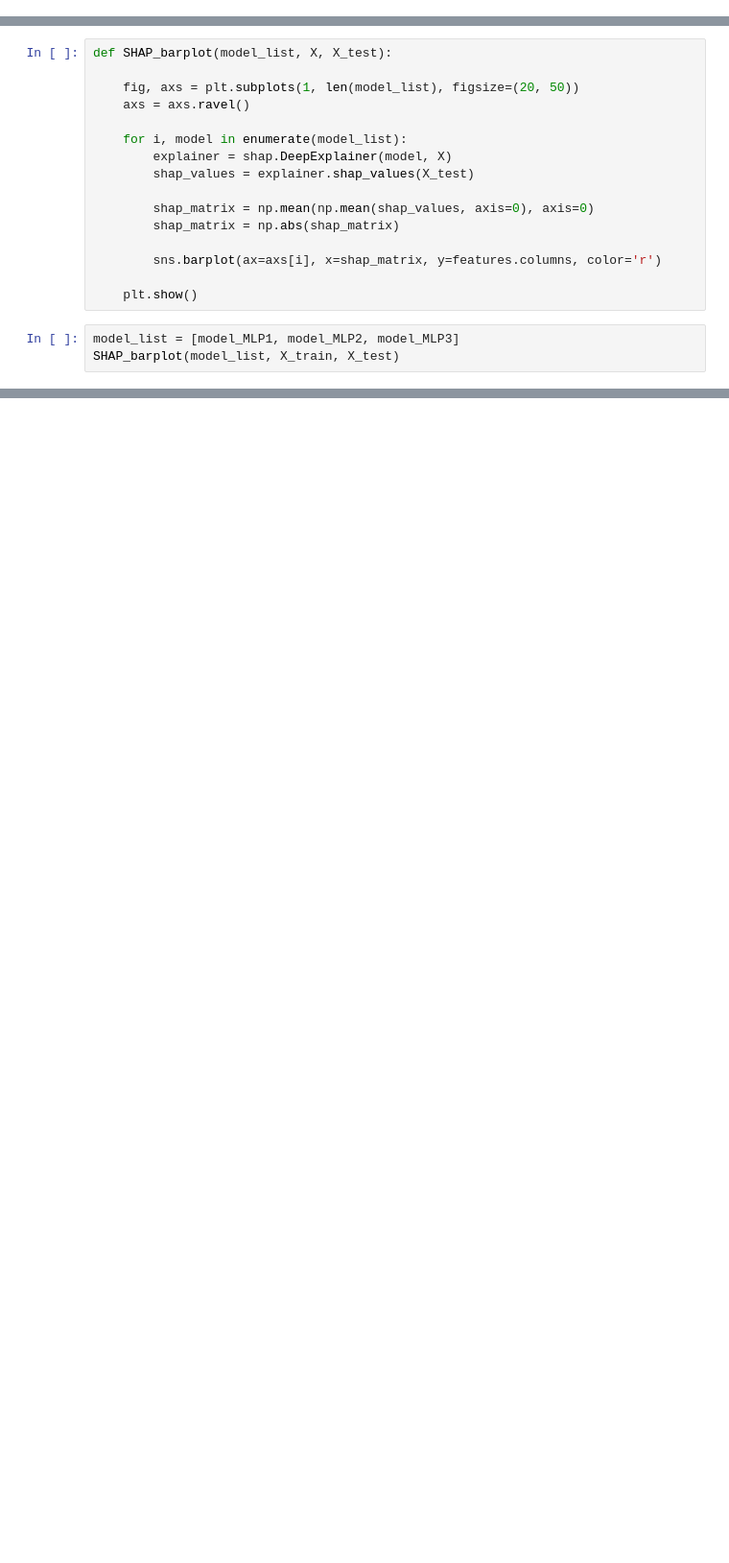
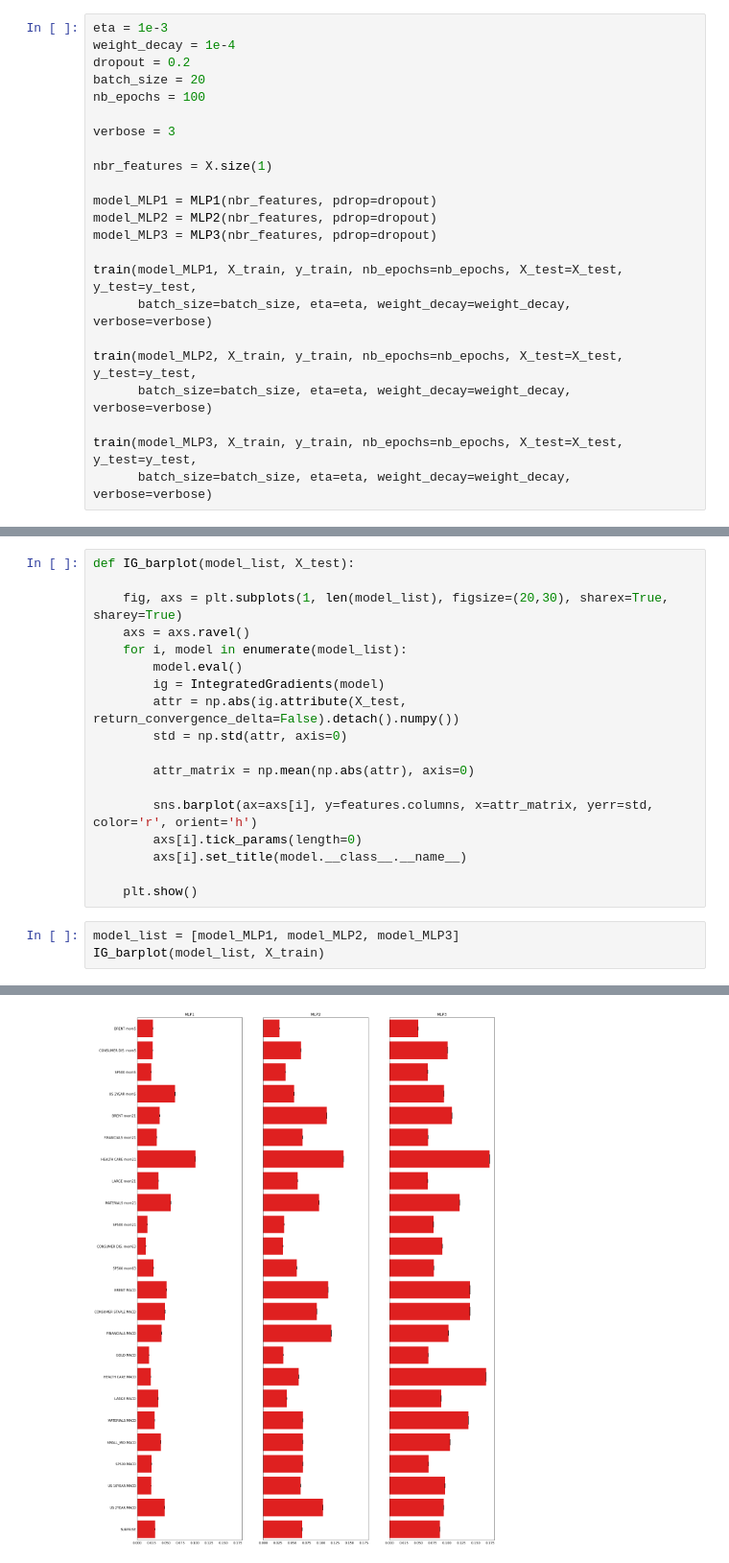
Before and after one commit to lacoupe/BCVS, a Jupyter notebook: SW/size2/feature_importance.ipynb, the cells around one changed output, grey strips where cells are left out. Shown at 96% size. Drawn from its saved outputs; the diff is of its cells as text; blank space fills up the shorter version.

```diff
--- a/SW/size2/feature_importance.ipynb
+++ b/SW/size2/feature_importance.ipynb
@@ -159,3 +511,26 @@ train(model_MLP3, X_train, y_train, nb_epochs=nb_epochs, X_test=X_test, y_test=y
+# %%
+eta = 1e-3
+weight_decay = 1e-4
+dropout = 0.2
+batch_size = 20
+nb_epochs = 100
+
+verbose = 3
+
+nbr_features = X.size(1)
+
+model_MLP1 = MLP1(nbr_features, pdrop=dropout)
+model_MLP2 = MLP2(nbr_features, pdrop=dropout)
+model_MLP3 = MLP3(nbr_features, pdrop=dropout)
+
+train(model_MLP1, X_train, y_train, nb_epochs=nb_epochs, X_test=X_test, y_test=y_test,
+      batch_size=batch_size, eta=eta, weight_decay=weight_decay, verbose=verbose)
+
+train(model_MLP2, X_train, y_train, nb_epochs=nb_epochs, X_test=X_test, y_test=y_test,
+      batch_size=batch_size, eta=eta, weight_decay=weight_decay, verbose=verbose)
+
+train(model_MLP3, X_train, y_train, nb_epochs=nb_epochs, X_test=X_test, y_test=y_test,
+      batch_size=batch_size, eta=eta, weight_decay=weight_decay, verbose=verbose)
 # %%
 model_MLP1.eval()
 print(f' MLP Accuracy on train set : {output_to_accu(model_MLP1, X_train, y_train):.2f} %')
@@ -178,20 +553,22 @@ print(f' MLP Accuracy on test set : {output_to_accu(model_MLP3, X_test, y_test):
 # %%
-def SHAP_barplot(model_list, X, X_test):
+def IG_barplot(model_list, X_test):
 
-    fig, axs = plt.subplots(1, len(model_list), figsize=(20, 50))
+    fig, axs = plt.subplots(1, len(model_list), figsize=(20,30), sharex=True, sharey=True)
     axs = axs.ravel()
+    for i, model in enumerate(model_list):
+        model.eval()
+        ig = IntegratedGradients(model)
+        attr = np.abs(ig.attribute(X_test, return_convergence_delta=False).detach().numpy())
+        std = np.std(attr, axis=0)
 
-    for i, model in enumerate(model_list):
-        explainer = shap.DeepExplainer(model, X)
-        shap_values = explainer.shap_values(X_test)
+        attr_matrix = np.mean(np.abs(attr), axis=0)
 
-        shap_matrix = np.mean(np.mean(shap_values, axis=0), axis=0)
-        shap_matrix = np.abs(shap_matrix)
-
-        sns.barplot(ax=axs[i], x=shap_matrix, y=features.columns, color='r')
+        sns.barplot(ax=axs[i], y=features.columns, x=attr_matrix, yerr=std, color='r', orient='h')
+        axs[i].tick_params(length=0)
+        axs[i].set_title(model.__class__.__name__)
 
     plt.show()
 # %%
 model_list = [model_MLP1, model_MLP2, model_MLP3]
-SHAP_barplot(model_list, X_train, X_test)
+IG_barplot(model_list, X_train)
 # %% [output]
@@ -200,0 +575 @@ Using a non-full backward hook when the forward contains multiple autograd Nodes
+[figure, added]
```
Also changed, not shown: parts of 78 cells of this notebook, 36 other files.
